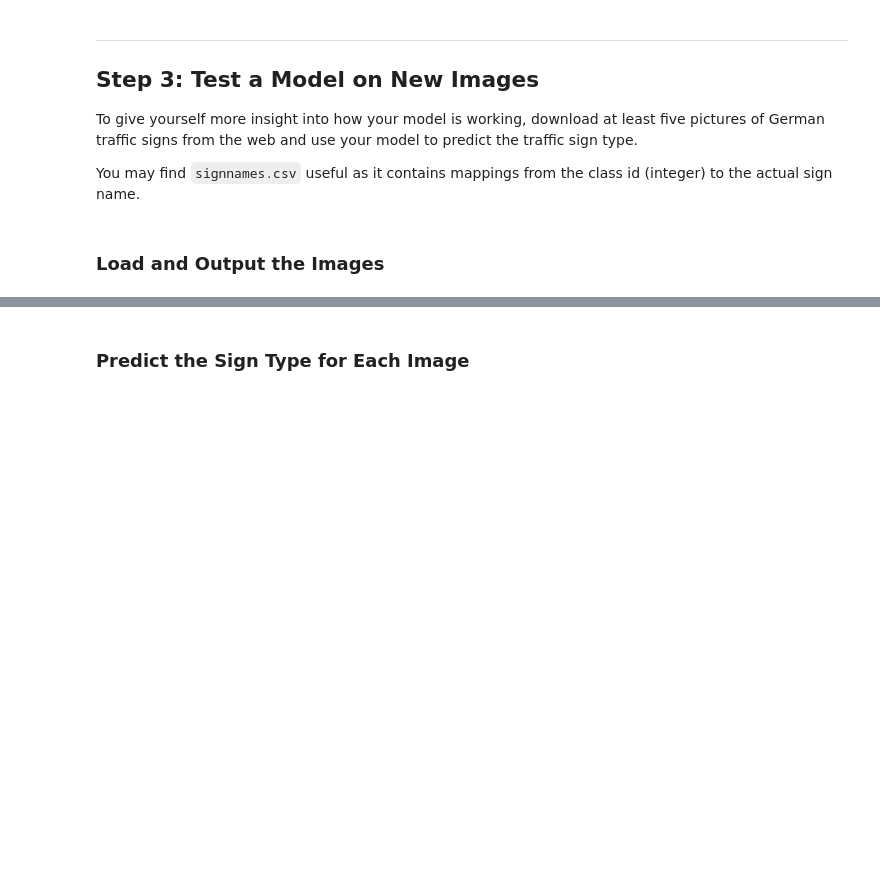
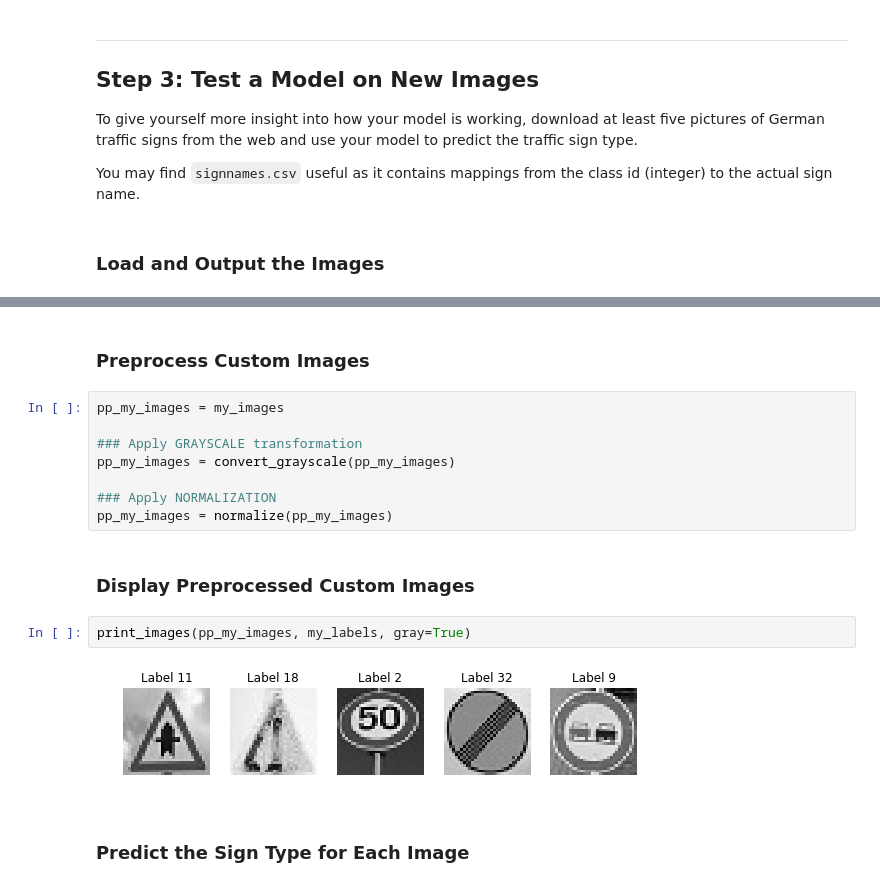
Before and after one commit to vburca/SDC-ND, a Jupyter notebook: projects/p2-traffic_sign_classifier/Traffic_Sign_Classifier.ipynb, the cells around one changed output, grey strips where cells are left out. Saved outputs shown, nothing was run; the diff lists cells and outputs as text; blank space fills up the shorter version.

```diff
--- a/projects/p2-traffic_sign_classifier/Traffic_Sign_Classifier.ipynb
+++ b/projects/p2-traffic_sign_classifier/Traffic_Sign_Classifier.ipynb
@@ -434,3 +516,19 @@ You may find `signnames.csv` useful as it contains mappings from the class id (i
+# %% [markdown]
+### Preprocess Custom Images
+# %%
+pp_my_images = my_images
+
+### Apply GRAYSCALE transformation
+pp_my_images = convert_grayscale(pp_my_images)
+
+### Apply NORMALIZATION
+pp_my_images = normalize(pp_my_images)
+# %% [markdown]
+### Display Preprocessed Custom Images
+# %%
+print_images(pp_my_images, my_labels, gray=True)
+# %% [output]
+[figure, added]
 # %% [markdown]
 ### Predict the Sign Type for Each Image
 # %%
```
Also changed, not shown: parts of 22 cells of this notebook, 5 other files.
